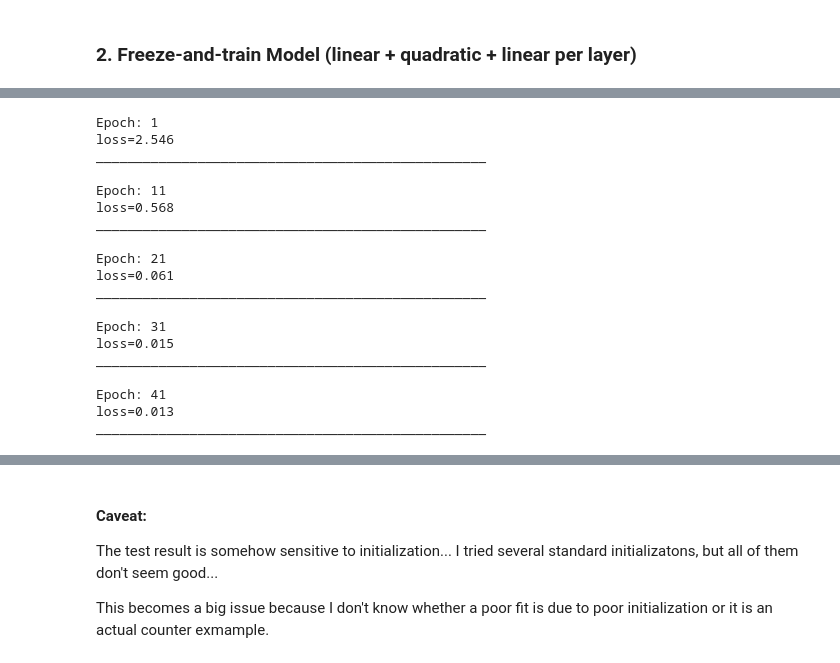
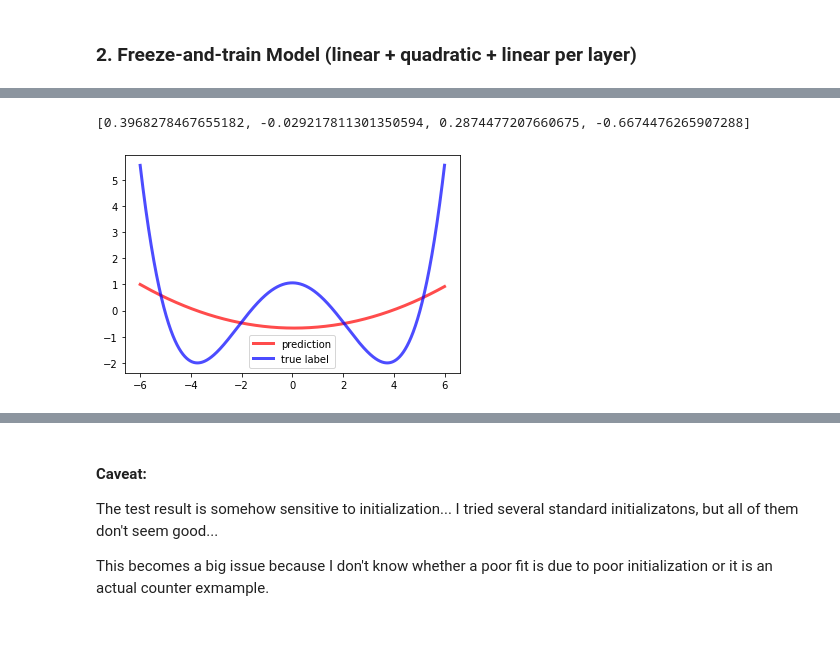
Before and after one commit to ZQZCalin/2-layer-skip-NN, a Jupyter notebook: counter-example.ipynb, the cells around one changed output, grey strips where cells are left out. Cells and saved outputs as stored; diff of their text form; code cells hidden in the pictures; blank space fills up the shorter version.

```diff
--- a/counter-example.ipynb
+++ b/counter-example.ipynb
@@ -71,19 +137,5 @@ def train_model(model, X, Y, epochs, batch_size, loss_fn, optimizer):
 # %%
 # FIRST LAYER STRUCTURE
-
-# nn.Sequential wrapper
-class Lambda(nn.Module):
-    """
-    Input: A Function
-    Returns : A Module that can be used inside nn.Sequential
-    """
-    def __init__(self, func):
-        super().__init__()
-        self.func = func
-
-    def forward(self, x):
-        return self.func(x)
-
 def quad_activation(x):
     return x**2
 
@@ -96,6 +148,8 @@ class first_layer_model(nn.Module):
             Lambda(quad_activation),  # (ax+b)^2
             nn.Linear(1, 1),  # k(ax+b)^2+c
         )
+        for p in self.parameters():
+            p.requires_grad = True  # re-activate (in case passed to layer 2)
 
     def forward(self, x):
         return self.sequential(x)
@@ -133,12 +155,0 @@ __________________________________________________
-# %%
-# TEST MODEL
-def test_model(model):
-    params = []
-    for p in model.parameters():
-        params.append(p.item())
-    print(params)
-
-    y_pred = model(X_tensor)
-    plt.scatter(X_tensor.detach().numpy(), y_pred.detach().numpy(), color="red")
-    plt.scatter(X_tensor.detach().numpy(), y_tensor.detach().numpy(), color="blue", marker='.')
-    plt.show()
@@ -159,0 +156,6 @@ plt.show()
+# %%
+# TRAIN FIRST LAYER
+first_layer = first_layer_model()
+summary(first_layer, (10000, 1))
+
+train_model(first_layer, optim_params={'lr': 1e-3})
@@ -160,2 +179,8 @@ plt.show()
+# %%
+# FIRST LAYLER RESULT
+test_model(first_layer)
+# %% [output]
+[0.3968278467655182, -0.029217811301350594, 0.2874477207660675, -0.6674476265907288]
+[figure, added]
 # %%
 # SECOND LAYER MODEL
@@ -177,24 +203,0 @@ class second_layer_model(nn.Module):
-# %%
-second_layer = second_layer_model()
-optim2 = optim.Adam(second_layer.parameters())
-train_model(second_layer, X, Y, epochs, batch_size, loss_fn, optim2)
-# %% [output]
-Epoch: 1
-loss=2.546
-__________________________________________________
-
-Epoch: 11
-loss=0.568
-__________________________________________________
-
-Epoch: 21
-loss=0.061
-__________________________________________________
-
-Epoch: 31
-loss=0.015
-__________________________________________________
-
-Epoch: 41
-loss=0.013
-__________________________________________________
```
Also changed, not shown: parts of 39 cells of this notebook.
